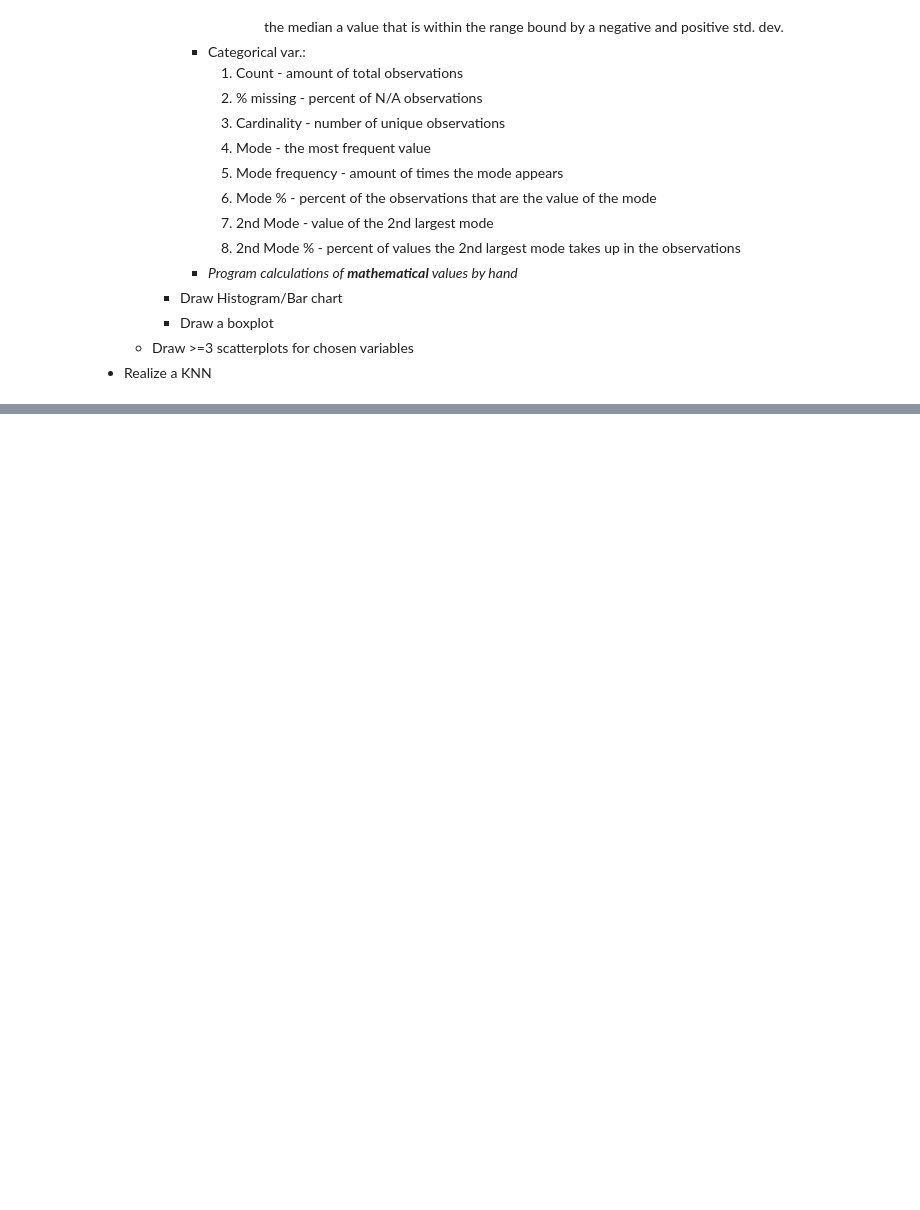
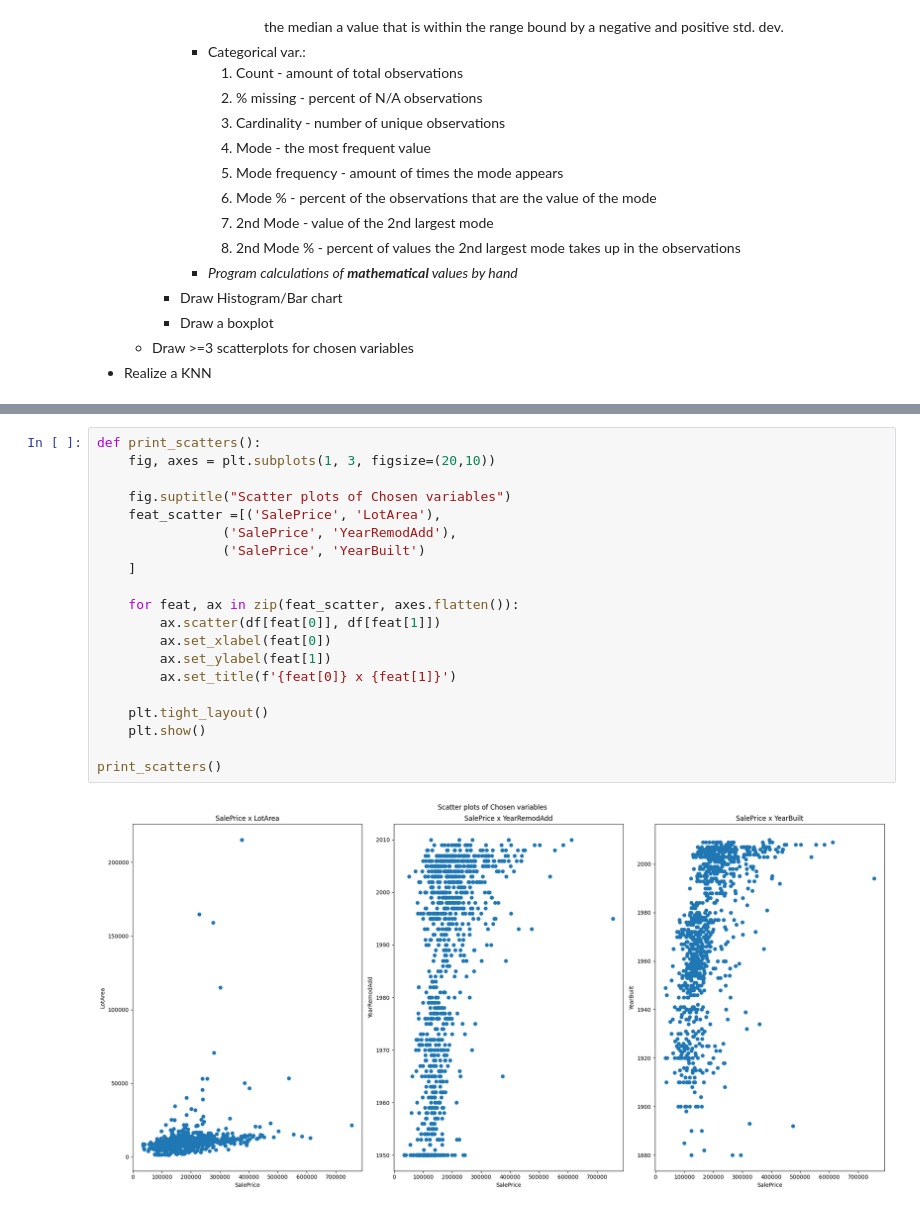
Before and after one commit to liutis6/House-Data-analysis-and-KNN, a Jupyter notebook: L1.ipynb, the cells around one changed output, grey strips where cells are left out. Drawn from its saved outputs; the diff is of its cells as text; blank space fills up the shorter version.

```diff
--- a/L1.ipynb
+++ b/L1.ipynb
@@ -294,0 +242,22 @@ plt.show()
+# %%
+def print_scatters():
+    fig, axes = plt.subplots(1, 3, figsize=(20,10))
+
+    fig.suptitle("Scatter plots of Chosen variables")
+    feat_scatter =[('SalePrice', 'LotArea'),
+                ('SalePrice', 'YearRemodAdd'),
+                ('SalePrice', 'YearBuilt')
+    ]
+
+    for feat, ax in zip(feat_scatter, axes.flatten()):
+        ax.scatter(df[feat[0]], df[feat[1]])
+        ax.set_xlabel(feat[0])
+        ax.set_ylabel(feat[1])
+        ax.set_title(f'{feat[0]} x {feat[1]}')
+
+    plt.tight_layout()
+    plt.show()
+
+print_scatters()
+# %% [output]
+[figure, added]
```
Also changed, not shown: parts of 7 cells of this notebook.
